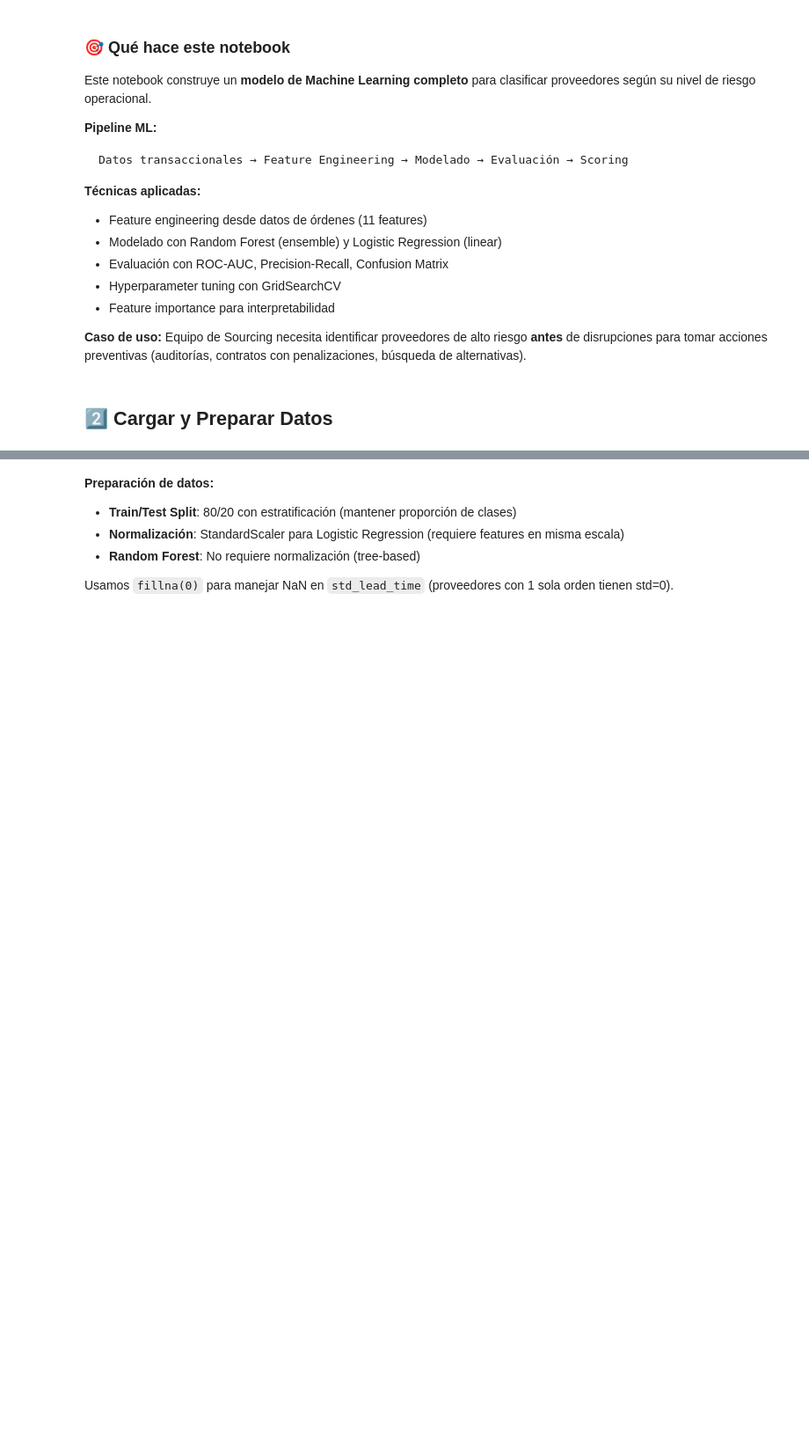
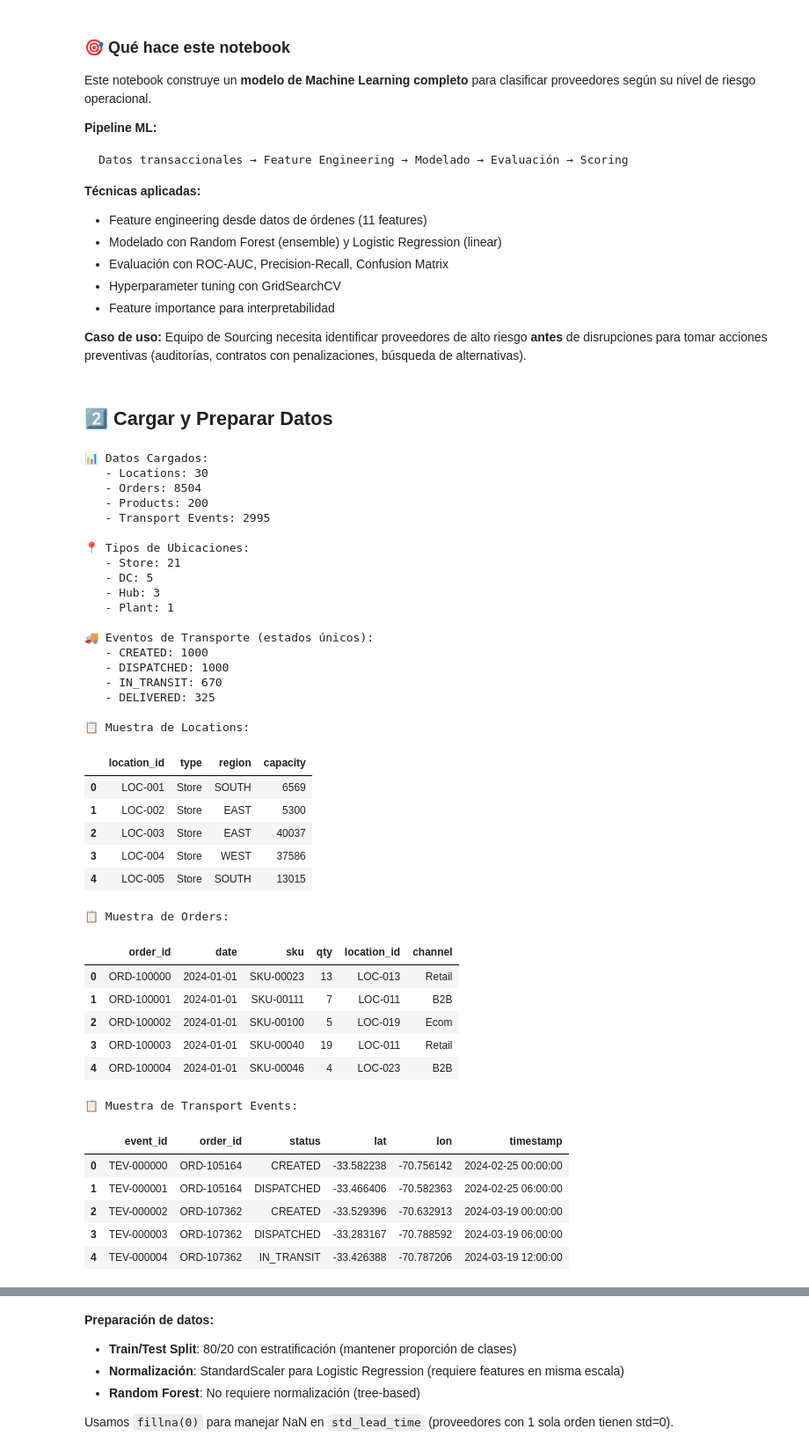
Before and after one commit to lraigosov/supply-chain-data-notebooks, a Jupyter notebook: notebooks/30_data_science_ml/DS-07-supplier_risk_ml.ipynb, the cells around one changed output, grey strips where cells are left out. Shown at 88% size. Saved outputs shown, nothing was run; the diff lists cells and outputs as text; code cells hidden in the pictures; blank space fills up the shorter version.

```diff
--- a/notebooks/30_data_science_ml/DS-07-supplier_risk_ml.ipynb
+++ b/notebooks/30_data_science_ml/DS-07-supplier_risk_ml.ipynb
@@ -83,18 +145,71 @@ Datos transaccionales → Feature Engineering → Modelado → Evaluación → S
 # %%
 # Cargar datasets
 df_locations = pd.read_csv(DATA_DIR / "locations.csv")
-df_orders = pd.read_csv(DATA_DIR / "orders.csv", parse_dates=['order_date', 'delivery_date'])
+df_orders = pd.read_csv(DATA_DIR / "orders.csv", parse_dates=['date'])
 df_products = pd.read_csv(DATA_DIR / "products.csv")
-
-# Filtrar solo suppliers
-df_suppliers = df_locations[df_locations['location_type'] == 'Supplier'].copy()
+df_transport = pd.read_csv(DATA_DIR / "transport_events.csv", parse_dates=['timestamp'])
 
 print("📊 Datos Cargados:")
-print(f"   - Suppliers: {len(df_suppliers)}")
+print(f"   - Locations: {len(df_locations)}")
 print(f"   - Orders: {len(df_orders)}")
 print(f"   - Products: {len(df_products)}")
+print(f"   - Transport Events: {len(df_transport)}")
+
+print(f"\n📍 Tipos de Ubicaciones:")
+for loc_type in df_locations['type'].unique():
+    count = len(df_locations[df_locations['type'] == loc_type])
+    print(f"   - {loc_type}: {count}")
+
+print(f"\n🚚 Eventos de Transporte (estados únicos):")
+for status in df_transport['status'].unique():
+    count = len(df_transport[df_transport['status'] == status])
+    print(f"   - {status}: {count}")
 
 # Vista previa
-display(df_suppliers.head())
+print("\n📋 Muestra de Locations:")
+display(df_locations.head())
+print("\n📋 Muestra de Orders:")
 display(df_orders.head())
+print("\n📋 Muestra de Transport Events:")
+display(df_transport.head())
+# %% [output]
+📊 Datos Cargados:
+   - Locations: 30
+   - Orders: 8504
+   - Products: 200
+   - Transport Events: 2995
+
+📍 Tipos de Ubicaciones:
+   - Store: 21
+   - DC: 5
+   - Hub: 3
+   - Plant: 1
+
+🚚 Eventos de Transporte (estados únicos):
+   - CREATED: 1000
+   - DISPATCHED: 1000
+   - IN_TRANSIT: 670
+   - DELIVERED: 325
+
+📋 Muestra de Locations:
+|  | location_id | type | region | capacity |
+| 0 | LOC-001 | Store | SOUTH | 6569 |
+| 1 | LOC-002 | Store | EAST | 5300 |
+| 2 | LOC-003 | Store | EAST | 40037 |
+| 3 | LOC-004 | Store | WEST | 37586 |
+| 4 | LOC-005 | Store | SOUTH | 13015 |
+📋 Muestra de Orders:
+|  | order_id | date | sku | qty | location_id | channel |
+| 0 | ORD-100000 | 2024-01-01 | SKU-00023 | 13 | LOC-013 | Retail |
+| 1 | ORD-100001 | 2024-01-01 | SKU-00111 | 7 | LOC-011 | B2B |
+| 2 | ORD-100002 | 2024-01-01 | SKU-00100 | 5 | LOC-019 | Ecom |
+| 3 | ORD-100003 | 2024-01-01 | SKU-00040 | 19 | LOC-011 | Retail |
+| 4 | ORD-100004 | 2024-01-01 | SKU-00046 | 4 | LOC-023 | B2B |
+📋 Muestra de Transport Events:
+|  | event_id | order_id | status | lat | lon | timestamp |
+| 0 | TEV-000000 | ORD-105164 | CREATED | -33.582238 | -70.756142 | 2024-02-25 00:00:00 |
+| 1 | TEV-000001 | ORD-105164 | DISPATCHED | -33.466406 | -70.582363 | 2024-02-25 06:00:00 |
+| 2 | TEV-000002 | ORD-107362 | CREATED | -33.529396 | -70.632913 | 2024-03-19 00:00:00 |
+| 3 | TEV-000003 | ORD-107362 | DISPATCHED | -33.283167 | -70.788592 | 2024-03-19 06:00:00 |
+| 4 | TEV-000004 | ORD-107362 | IN_TRANSIT | -33.426388 | -70.787206 | 2024-03-19 12:00:00 |
 # %% [markdown]
```
Also changed, not shown: parts of 27 cells of this notebook.
